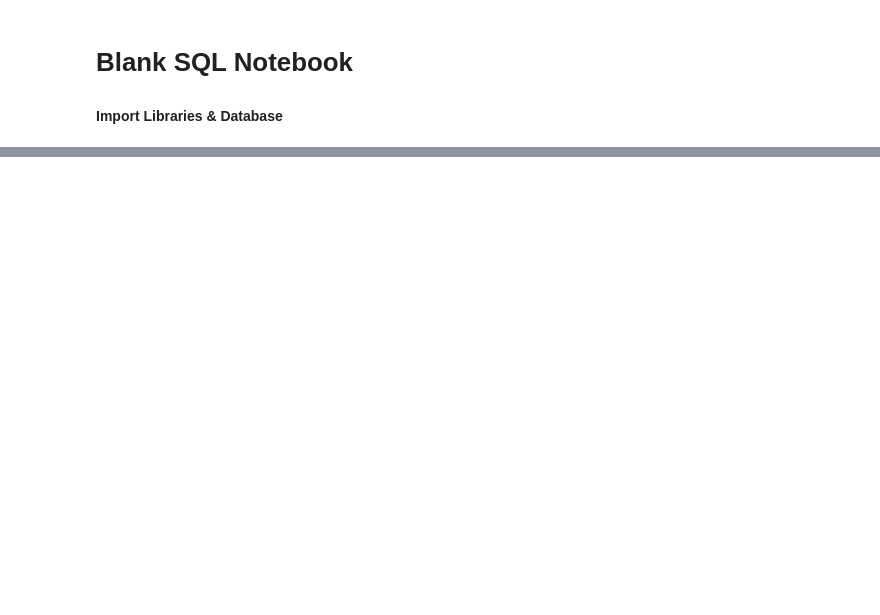
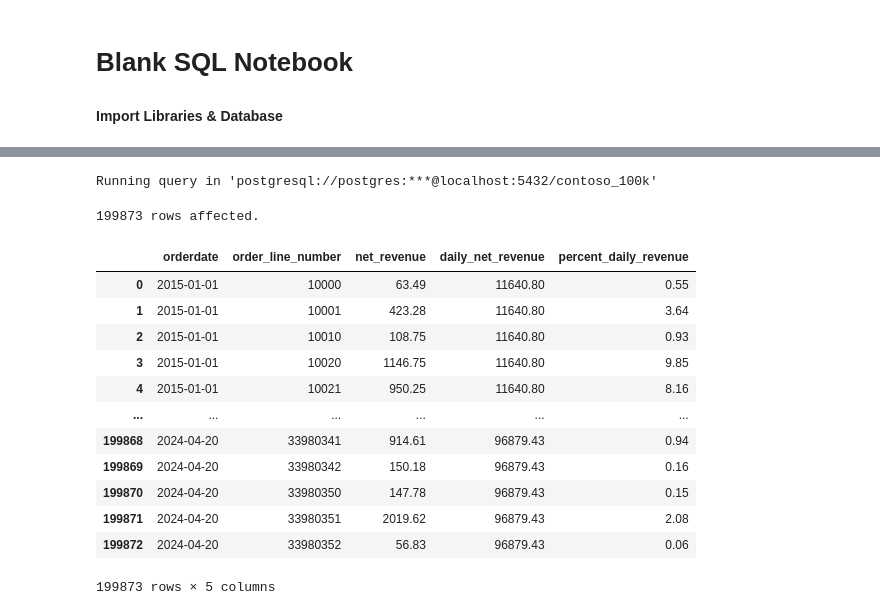
Before and after one commit to apolites1225/PortfolioProjects, a Jupyter notebook: Resources/Blank_SQL_Notebook.ipynb, the cells around one changed output, grey strips where cells are left out. Drawn from its saved outputs; the diff is of its cells as text; code cells hidden in the pictures; blank space fills up the shorter version.

```diff
--- a/Resources/Blank_SQL_Notebook.ipynb
+++ b/Resources/Blank_SQL_Notebook.ipynb
@@ -121,0 +120,31 @@ Running query in 'postgresql://postgres:***@localhost:5432/contoso_100k'
+# %%
+%%sql
+
+SELECT
+  * ,
+  100 * net_revenue / daily_net_revenue AS percent_daily_revenue
+FROM (
+  SELECT
+    orderdate,
+    orderkey * 10 + linenumber AS order_line_number,
+    (quantity * netprice * exchangerate) AS net_revenue,
+    SUM(quantity * netprice * exchangerate) OVER(PARTITION BY orderdate) AS daily_net_revenue
+  FROM
+    sales
+) AS revenue_by_day
+# %% [output]
+Running query in 'postgresql://postgres:***@localhost:5432/contoso_100k'
+199873 rows affected.
+|  | orderdate | order_line_number | net_revenue | daily_net_revenue | percent_daily_revenue |
+| 0 | 2015-01-01 | 10000 | 63.49 | 11640.80 | 0.55 |
+| 1 | 2015-01-01 | 10001 | 423.28 | 11640.80 | 3.64 |
+| 2 | 2015-01-01 | 10010 | 108.75 | 11640.80 | 0.93 |
+| 3 | 2015-01-01 | 10020 | 1146.75 | 11640.80 | 9.85 |
+| 4 | 2015-01-01 | 10021 | 950.25 | 11640.80 | 8.16 |
+| ... | ... | ... | ... | ... | ... |
+| 199868 | 2024-04-20 | 33980341 | 914.61 | 96879.43 | 0.94 |
+| 199869 | 2024-04-20 | 33980342 | 150.18 | 96879.43 | 0.16 |
+| 199870 | 2024-04-20 | 33980350 | 147.78 | 96879.43 | 0.15 |
+| 199871 | 2024-04-20 | 33980351 | 2019.62 | 96879.43 | 2.08 |
+| 199872 | 2024-04-20 | 33980352 | 56.83 | 96879.43 | 0.06 |
+199873 rows × 5 columns
```
Also changed, not shown: parts of 8 cells of this notebook.
